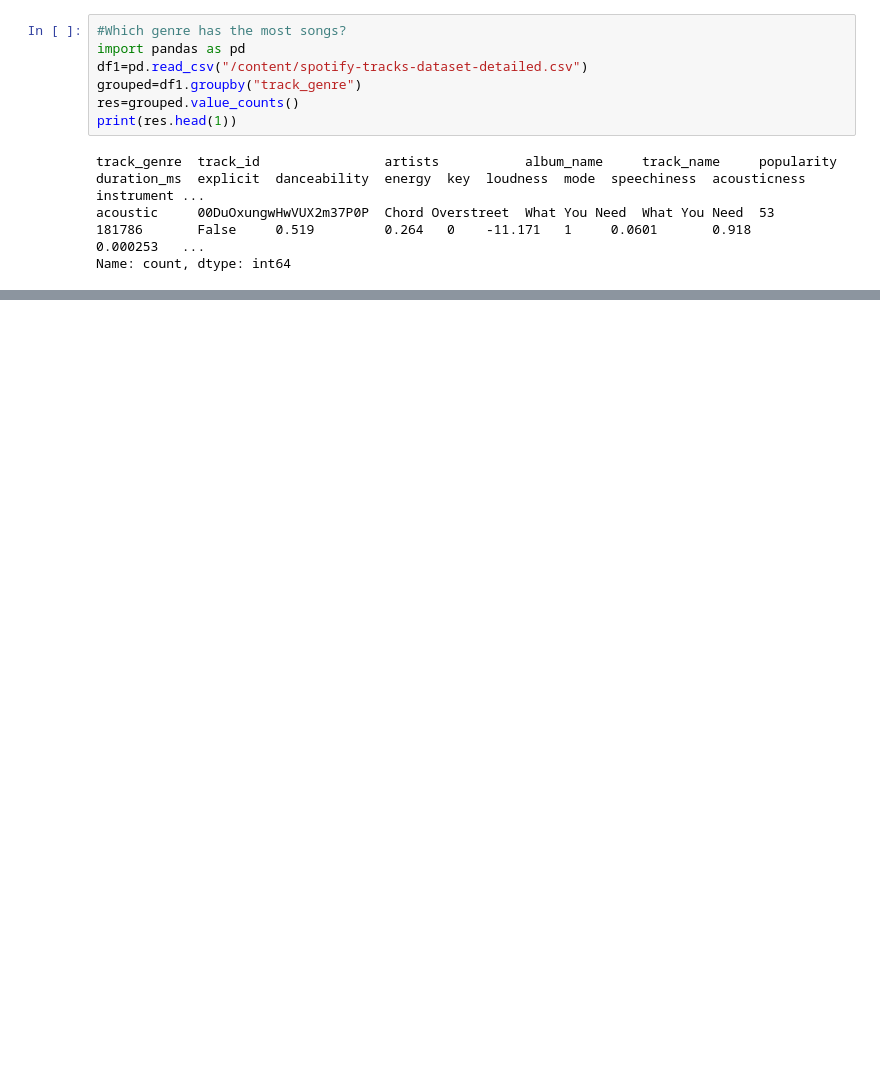
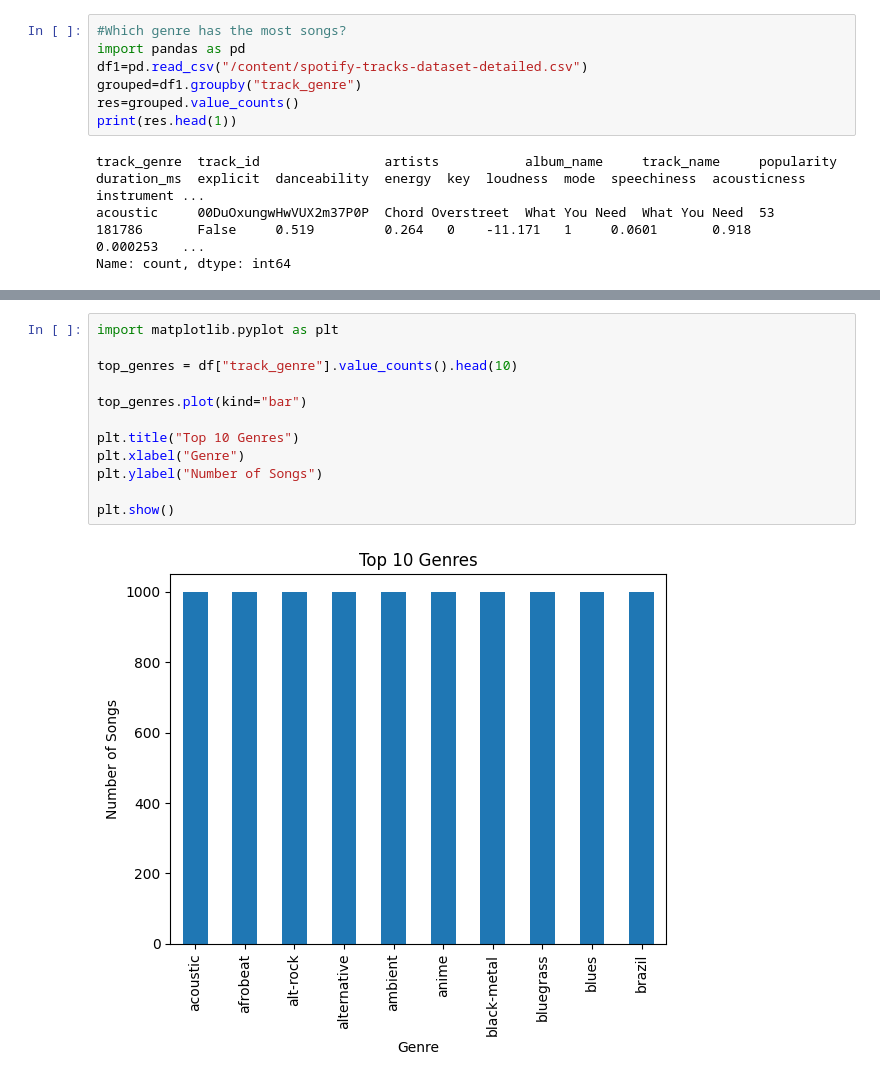
Before and after one commit to pavithrasmv/pandas, a Jupyter notebook: pandas project.ipynb, the cells around one changed output, grey strips where cells are left out. Drawn from its saved outputs; the diff is of its cells as text; blank space fills up the shorter version.

```diff
--- a/pandas project.ipynb
+++ b/pandas project.ipynb
@@ -98,0 +135,14 @@ the percentage of song explicit is: 8.55
+# %%
+import matplotlib.pyplot as plt
+
+top_genres = df["track_genre"].value_counts().head(10)
+
+top_genres.plot(kind="bar")
+
+plt.title("Top 10 Genres")
+plt.xlabel("Genre")
+plt.ylabel("Number of Songs")
+
+plt.show()
+# %% [output]
+[figure, added]
```
Also changed, not shown: parts of 12 cells of this notebook.
